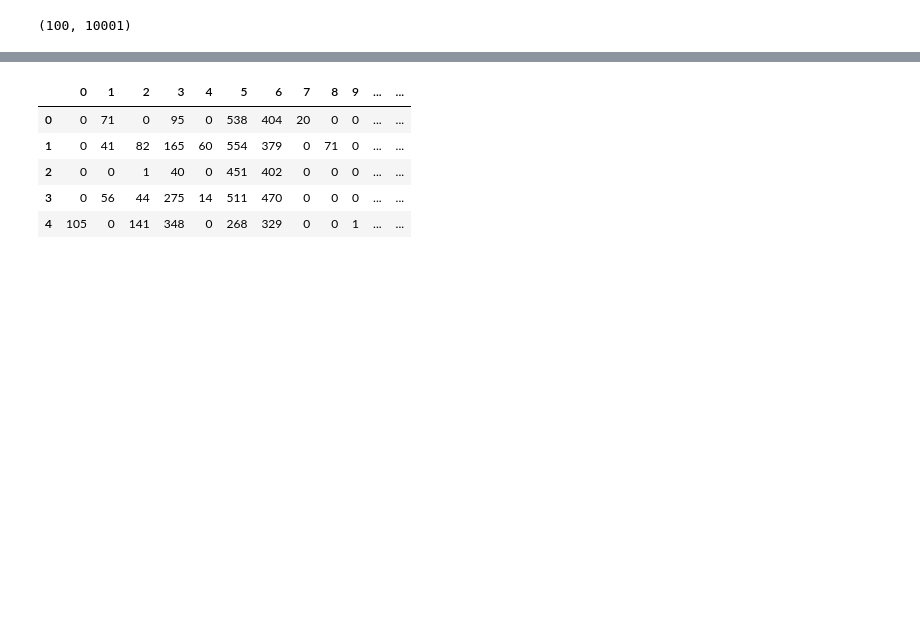
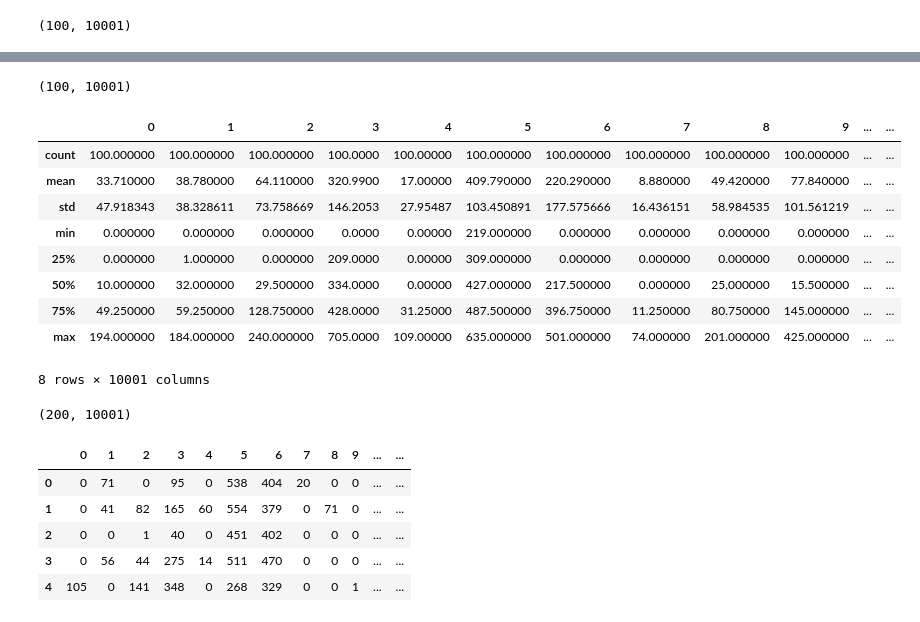
Before and after one commit to thomask902/2024-Numerical-Optimization-Research, a Jupyter notebook: data_exploration.ipynb, the cells around one changed output, grey strips where cells are left out. Saved outputs shown, nothing was run; the diff lists cells and outputs as text; code cells hidden in the pictures; blank space fills up the shorter version.

```diff
--- a/data_exploration.ipynb
+++ b/data_exploration.ipynb
@@ -25,0 +46,17 @@ KeyboardInterrupt:
+# %%
+print(val_X.shape)
+# %% [output]
+(100, 10001)
+# %%
+val_X.describe()
+# %% [output]
+|  | 0 | 1 | 2 | 3 | 4 | 5 | 6 | 7 | 8 | 9 | ... | ... |
+| count | 100.000000 | 100.000000 | 100.000000 | 100.0000 | 100.00000 | 100.000000 | 100.000000 | 100.000000 | 100.000000 | 100.000000 | ... | ... |
+| mean | 33.710000 | 38.780000 | 64.110000 | 320.9900 | 17.00000 | 409.790000 | 220.290000 | 8.880000 | 49.420000 | 77.840000 | ... | ... |
+| std | 47.918343 | 38.328611 | 73.758669 | 146.2053 | 27.95487 | 103.450891 | 177.575666 | 16.436151 | 58.984535 | 101.561219 | ... | ... |
+| min | 0.000000 | 0.000000 | 0.000000 | 0.0000 | 0.00000 | 219.000000 | 0.000000 | 0.000000 | 0.000000 | 0.000000 | ... | ... |
+| 25% | 0.000000 | 1.000000 | 0.000000 | 209.0000 | 0.00000 | 309.000000 | 0.000000 | 0.000000 | 0.000000 | 0.000000 | ... | ... |
+| 50% | 10.000000 | 32.000000 | 29.500000 | 334.0000 | 0.00000 | 427.000000 | 217.500000 | 0.000000 | 25.000000 | 15.500000 | ... | ... |
+| 75% | 49.250000 | 59.250000 | 128.750000 | 428.0000 | 31.25000 | 487.500000 | 396.750000 | 11.250000 | 80.750000 | 145.000000 | ... | ... |
+| max | 194.000000 | 184.000000 | 240.000000 | 705.0000 | 109.00000 | 635.000000 | 501.000000 | 74.000000 | 201.000000 | 425.000000 | ... | ... |
+8 rows × 10001 columns
@@ -26 +66,5 @@ KeyboardInterrupt:
+# %%
+X.shape
+# %% [output]
+(200, 10001)
 # %%
```
Also changed, not shown: parts of 18 cells of this notebook.
